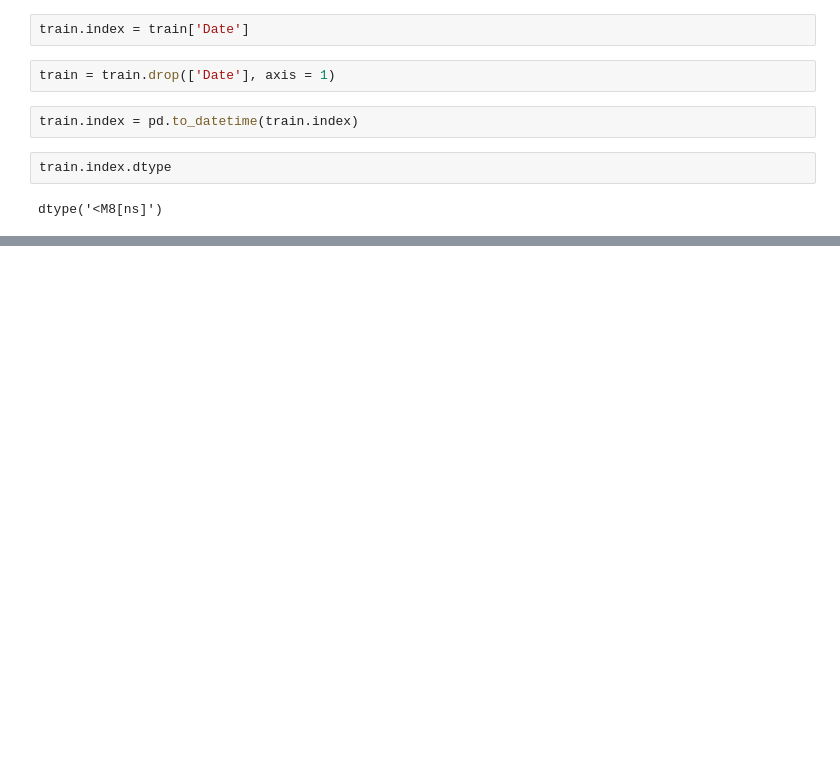
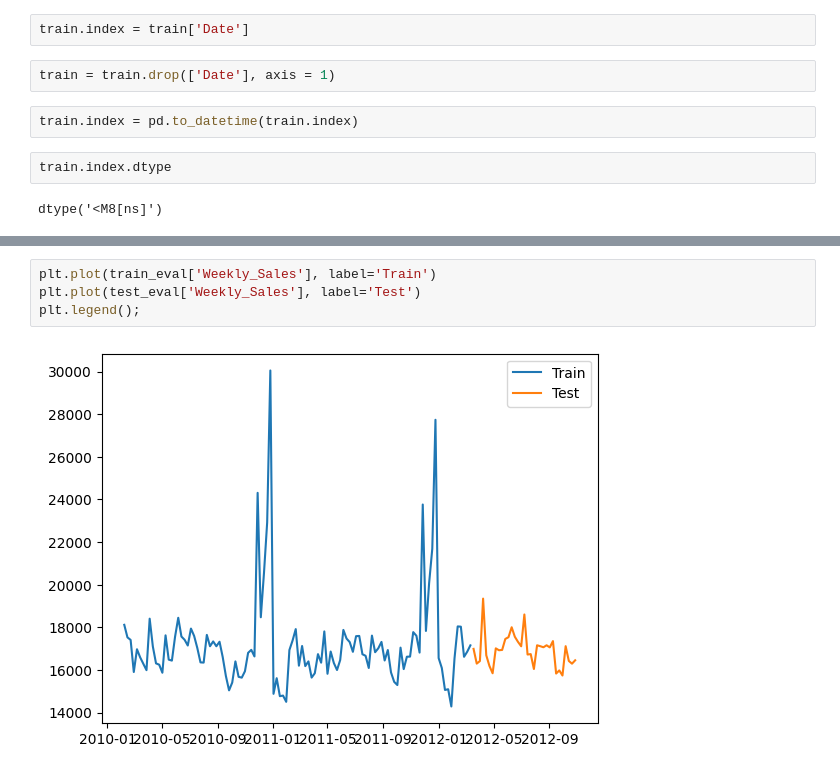
Before and after one commit to ManuSinghYadav/Walmart-Sales-Forecast, a Jupyter notebook: Walmart_Sales_Forecast.ipynb, the cells around one changed output, grey strips where cells are left out. Saved outputs shown, nothing was run; the diff lists cells and outputs as text; blank space fills up the shorter version.

```diff
--- a/Walmart_Sales_Forecast.ipynb
+++ b/Walmart_Sales_Forecast.ipynb
@@ -169,0 +243,6 @@ s1d1
+# %%
+plt.plot(train_eval['Weekly_Sales'], label='Train')
+plt.plot(test_eval['Weekly_Sales'], label='Test')
+plt.legend();
+# %% [output]
+[figure, added]
```
Also changed, not shown: parts of 39 cells of this notebook.
